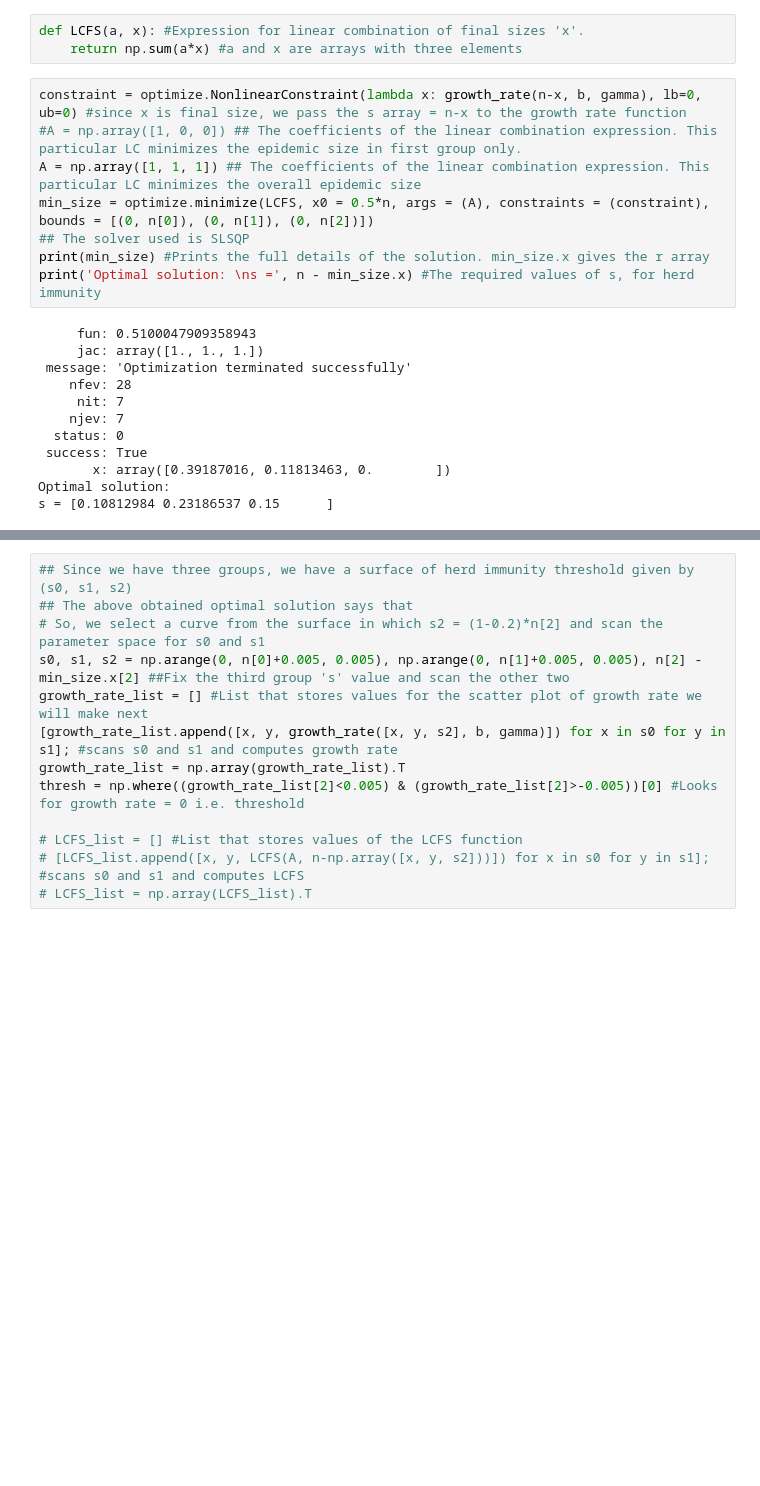
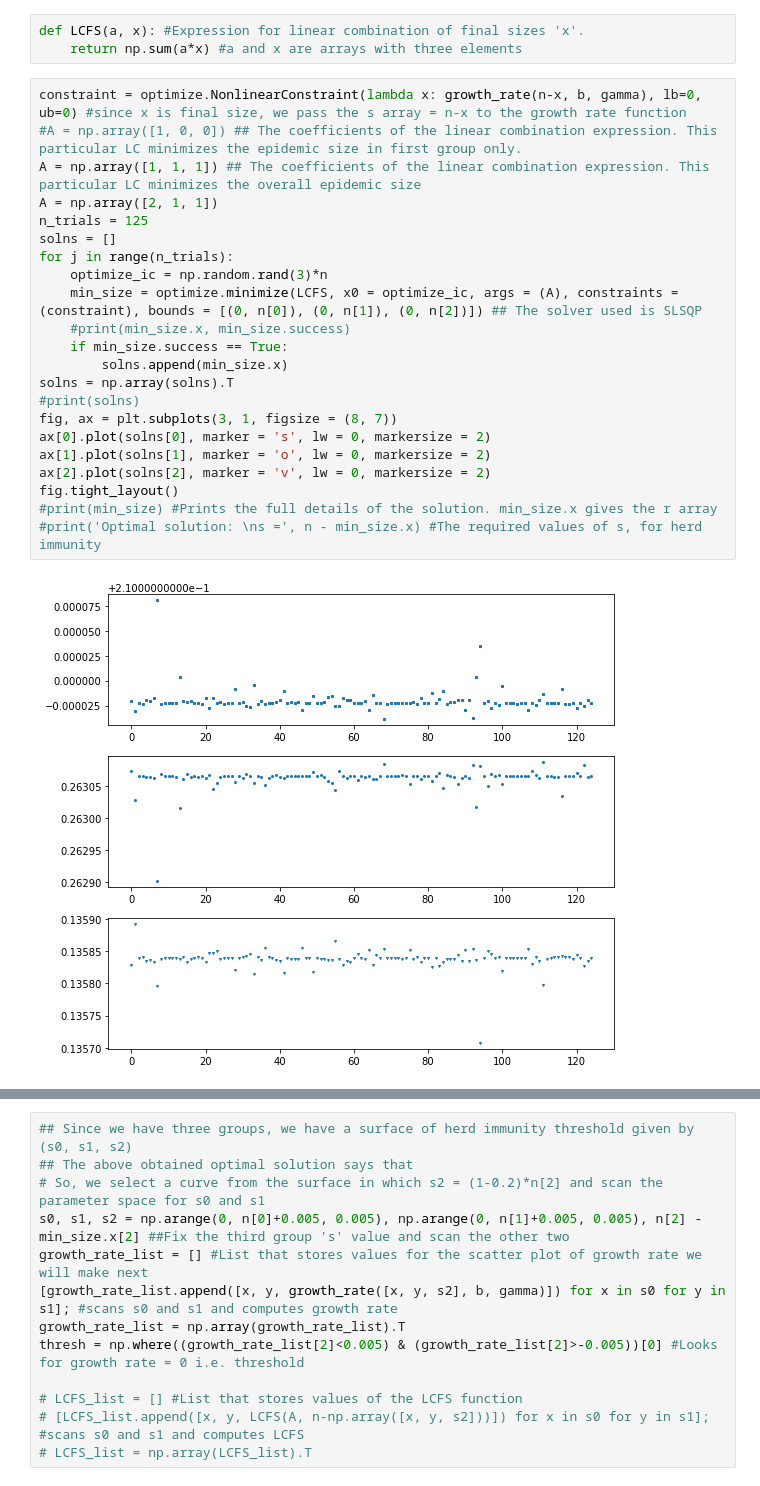
Before and after one commit to Joel-Miller-Lab/optimal-intervention, a Jupyter notebook: long_intervention_groups.ipynb, the cells around one changed output, grey strips where cells are left out. Drawn from its saved outputs; the diff is of its cells as text; blank space fills up the shorter version.

```diff
--- a/long_intervention_groups.ipynb
+++ b/long_intervention_groups.ipynb
@@ -37,20 +37,24 @@ def LCFS(a, x): #Expression for linear combination of final sizes 'x'.
 # %%
 constraint = optimize.NonlinearConstraint(lambda x: growth_rate(n-x, b, gamma), lb=0, ub=0) #since x is final size, we pass the s array = n-x to the growth rate function
 #A = np.array([1, 0, 0]) ## The coefficients of the linear combination expression. This particular LC minimizes the epidemic size in first group only.
 A = np.array([1, 1, 1]) ## The coefficients of the linear combination expression. This particular LC minimizes the overall epidemic size
-min_size = optimize.minimize(LCFS, x0 = 0.5*n, args = (A), constraints = (constraint), bounds = [(0, n[0]), (0, n[1]), (0, n[2])])
-## The solver used is SLSQP
-print(min_size) #Prints the full details of the solution. min_size.x gives the r array
-print('Optimal solution: \ns =', n - min_size.x) #The required values of s, for herd immunity
+A = np.array([2, 1, 1])
+n_trials = 125
+solns = []
+for j in range(n_trials):
+    optimize_ic = np.random.rand(3)*n
+    min_size = optimize.minimize(LCFS, x0 = optimize_ic, args = (A), constraints = (constraint), bounds = [(0, n[0]), (0, n[1]), (0, n[2])]) ## The solver used is SLSQP
+    #print(min_size.x, min_size.success)
+    if min_size.success == True:
+        solns.append(min_size.x)
+solns = np.array(solns).T
+#print(solns)
+fig, ax = plt.subplots(3, 1, figsize = (8, 7))
+ax[0].plot(solns[0], marker = 's', lw = 0, markersize = 2)
+ax[1].plot(solns[1], marker = 'o', lw = 0, markersize = 2)
+ax[2].plot(solns[2], marker = 'v', lw = 0, markersize = 2)
+fig.tight_layout()
+#print(min_size) #Prints the full details of the solution. min_size.x gives the r array
+#print('Optimal solution: \ns =', n - min_size.x) #The required values of s, for herd immunity
 # %% [output]
-     fun: 0.5100047909358943
-     jac: array([1., 1., 1.])
- message: 'Optimization terminated successfully'
-    nfev: 28
-     nit: 7
-    njev: 7
-  status: 0
- success: True
-       x: array([0.39187016, 0.11813463, 0.        ])
-Optimal solution:
-s = [0.10812984 0.23186537 0.15      ]
+[figure, added]
```
Also changed, not shown: parts of 5 cells of this notebook.
